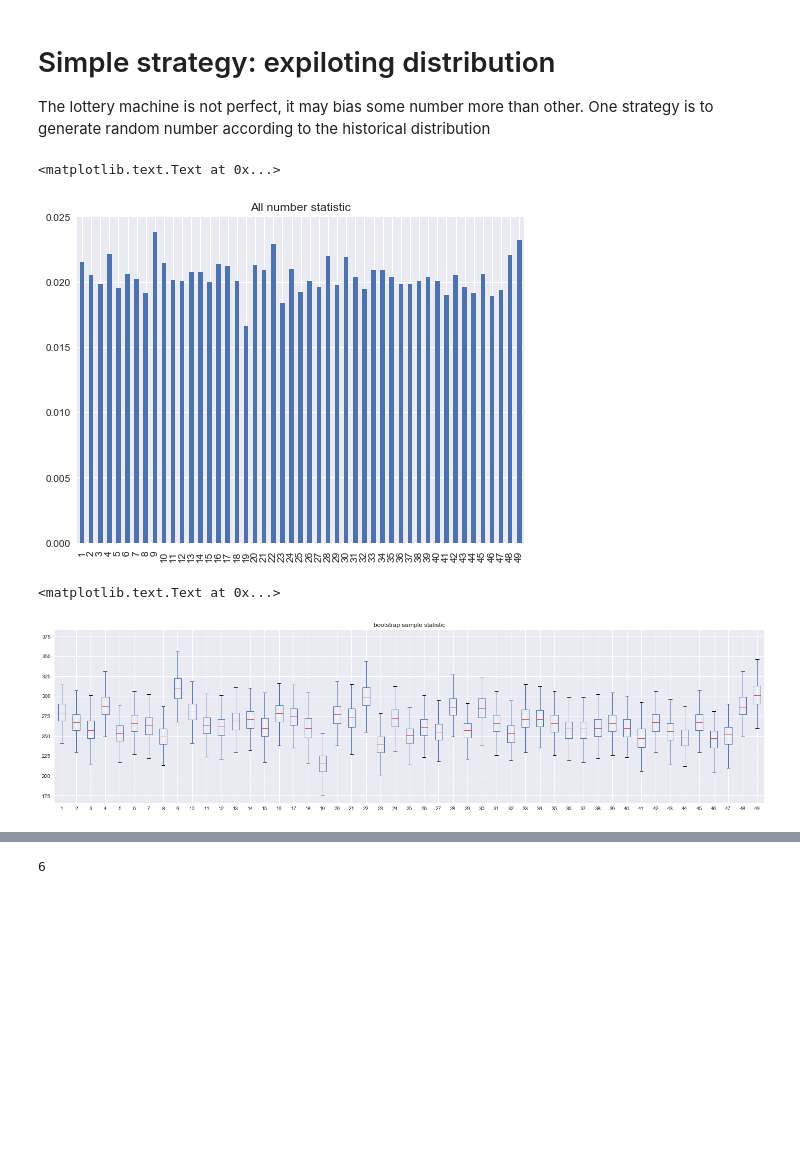
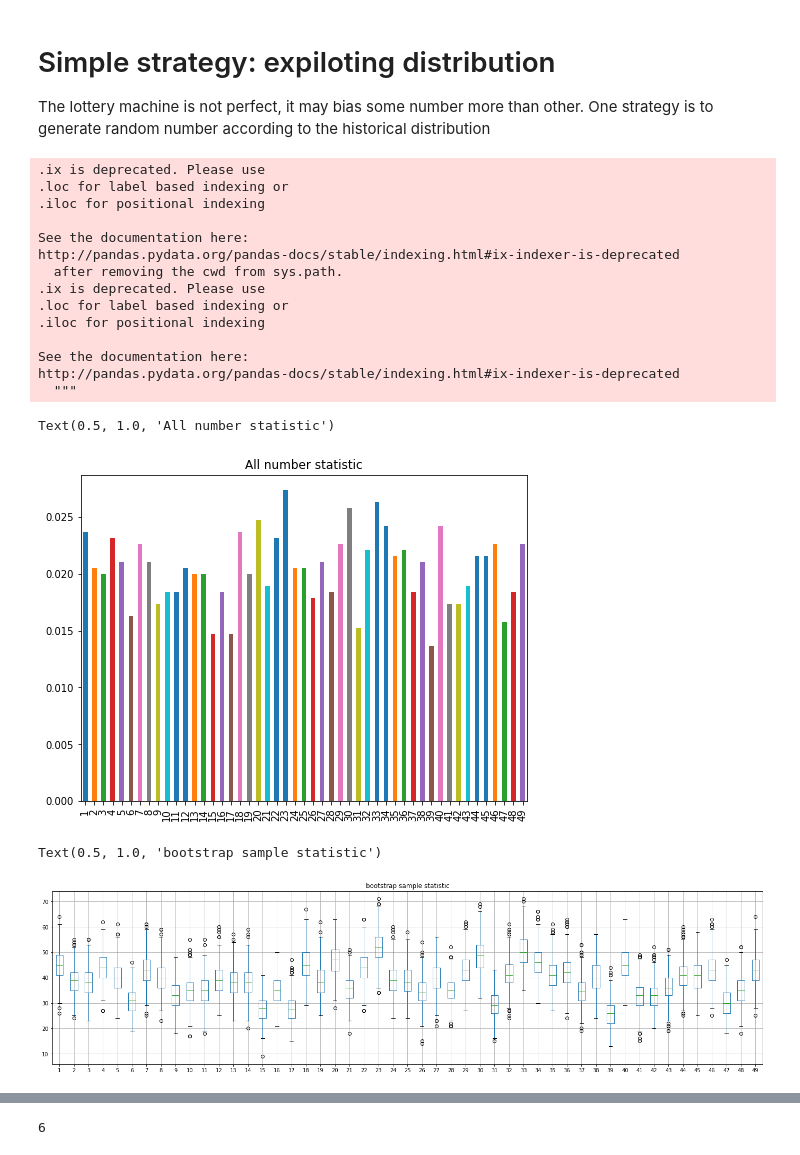
Before and after one commit to ymlai87416/PythonPlayground, a Jupyter notebook: DataScience/Others/on 9 mark six.ipynb, the cells around one changed output, grey strips where cells are left out. Drawn from its saved outputs; the diff is of its cells as text; code cells hidden in the pictures; blank space fills up the shorter version.

```diff
--- a/DataScience/Others/on 9 mark six.ipynb
+++ b/DataScience/Others/on 9 mark six.ipynb
@@ -44,19 +51,33 @@ The lottery machine is not perfect, it may bias some number more than other. One
 # %%
 def combine_6_to_1(sample):
     return sample['N1'].append(sample['N2']).append(sample['N3']).append(sample['N4']).append(sample['N5']).append(sample['N6']).reset_index(drop=True)
 
-sample = lottery_result.ix[2003:2017].reset_index(drop=True)
-small_sample = lottery_result.ix[2017].reset_index(drop=True)
+sample = lottery_result.ix[2017:2019].reset_index(drop=True)
+small_sample = lottery_result.ix[2019].reset_index(drop=True)
 
 all_num = combine_6_to_1(sample)
 fig = plt.figure(figsize=(8,6))
 all_num_cnt = all_num.value_counts().sort_index()
 all_num_cnt_norm = all_num_cnt / all_num_cnt.sum()
 all_num_cnt_norm.plot.bar()
 plt.title('All number statistic')
 # %% [output]
-<matplotlib.text.Text at 0x...>
+.ix is deprecated. Please use
+.loc for label based indexing or
+.iloc for positional indexing
+
+See the documentation here:
+http://pandas.pydata.org/pandas-docs/stable/indexing.html#ix-indexer-is-deprecated
+  after removing the cwd from sys.path.
+.ix is deprecated. Please use
+.loc for label based indexing or
+.iloc for positional indexing
+
+See the documentation here:
+http://pandas.pydata.org/pandas-docs/stable/indexing.html#ix-indexer-is-deprecated
+  """
+Text(0.5, 1.0, 'All number statistic')
-[figure, old version]
+[figure, new version]
 # %%
 #use bootstrap to find out the a better descriptive statistics
 def bootstrap_resample(X, n=None):
@@ -94,8 +115,8 @@ fig = plt.figure(figsize=(24,6))
 all_df.T.boxplot()
 plt.title('bootstrap sample statistic')
 # %% [output]
-<matplotlib.text.Text at 0x...>
+Text(0.5, 1.0, 'bootstrap sample statistic')
-[figure, old version]
+[figure, new version]
 # %%
 all_df
 # %% [output]
```
Also changed, not shown: parts of 12 cells of this notebook, 11 other files.
